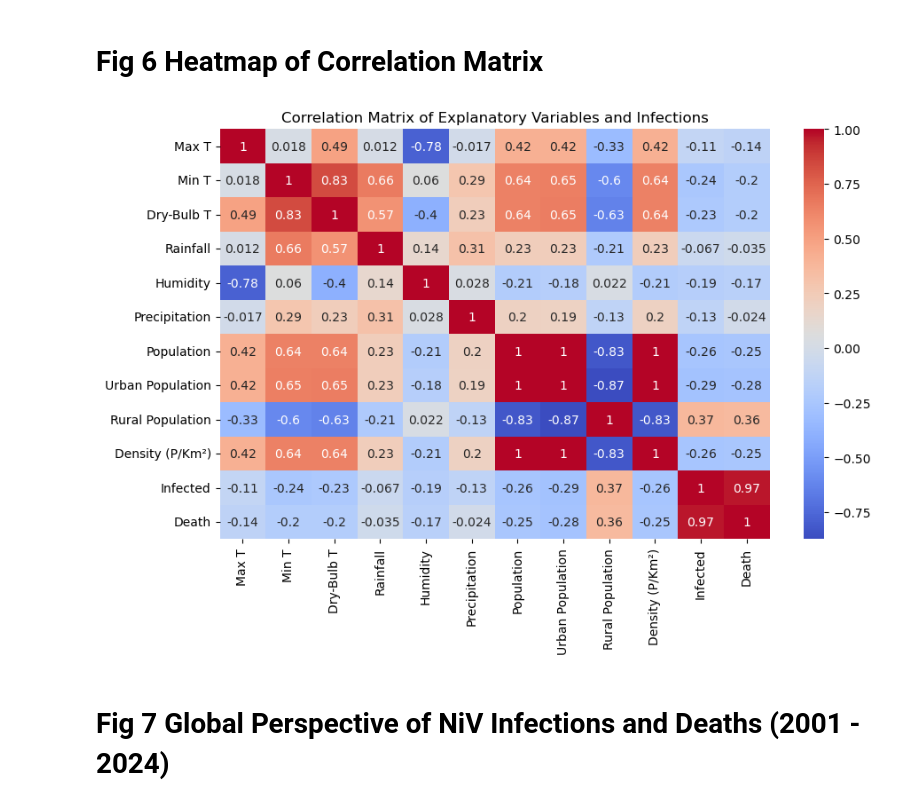
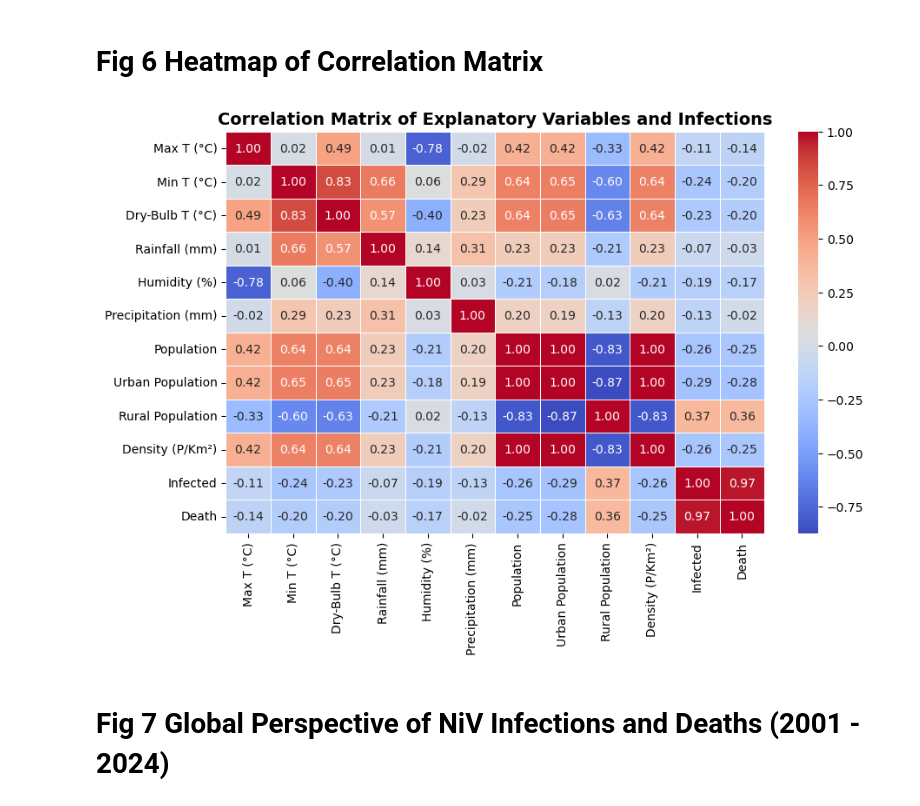
Before and after one commit to awnonbhowmik/NiV-Data-Analysis, a Jupyter notebook: FinalCode.ipynb, the cells around one changed output. Cells and saved outputs as stored; diff of their text form; code cells hidden in the pictures.

Commit message:
Updated correlation heatmap

```diff
--- a/FinalCode.ipynb
+++ b/FinalCode.ipynb
@@ -514,24 +514,38 @@ The PostScript backend does not support transparency; partially transparent arti
 # %% [markdown]
 # Fig 6 Heatmap of Correlation Matrix
 # %%
-# Step 1: Calculate the correlation matrix
+import matplotlib.pyplot as plt
+import seaborn as sns
+
+# Step 1: Define the mapping for axis label updates
+axis_label_map = {
+    "Max T": "Max T (°C)",
+    "Min T": "Min T (°C)",
+    "Dry-Bulb T": "Dry-Bulb T (°C)",
+    "Rainfall": "Rainfall (mm)",
+    "Humidity": "Humidity (%)",
+    "Precipitation": "Precipitation (mm)"
+}
+
+# Step 2: Update correlation matrix labels
 correlation_matrix = normalized_data.corr()
+correlation_matrix.rename(index=axis_label_map, columns=axis_label_map, inplace=True)
 
-# Step 2: Plot the correlation matrix using a heatmap
+# Step 3: Plot the updated correlation matrix using a heatmap
 plt.figure(figsize=(10, 6))
-sns.heatmap(correlation_matrix, annot=True, cmap="coolwarm", cbar=True)
-plt.title("Correlation Matrix of Explanatory Variables and Infections")
+sns.heatmap(correlation_matrix, annot=True, cmap="coolwarm", cbar=True, fmt=".2f", linewidths=0.5)
+plt.title("Correlation Matrix of Explanatory Variables and Infections", fontsize=14, fontweight="bold")
 
 # Save the plot as PNG for PDF
 plt.savefig('imagesFinal/correlation_matrix.png', dpi=220, format='png', bbox_inches='tight')
 
 # Save the plot as EPS for LaTeX
 plt.savefig('imagesFinal/correlation_matrix.eps', dpi=220, format="eps", bbox_inches="tight")
 
 # Display the plot
 plt.show()
 # %% [output]
-[figure, old version]
+[figure, new version]
 # %% [markdown]
 # Fig 7 Global Perspective of NiV Infections and Deaths (2001 - 2024)
 # %%
```
Also changed, not shown: 2 other files.
